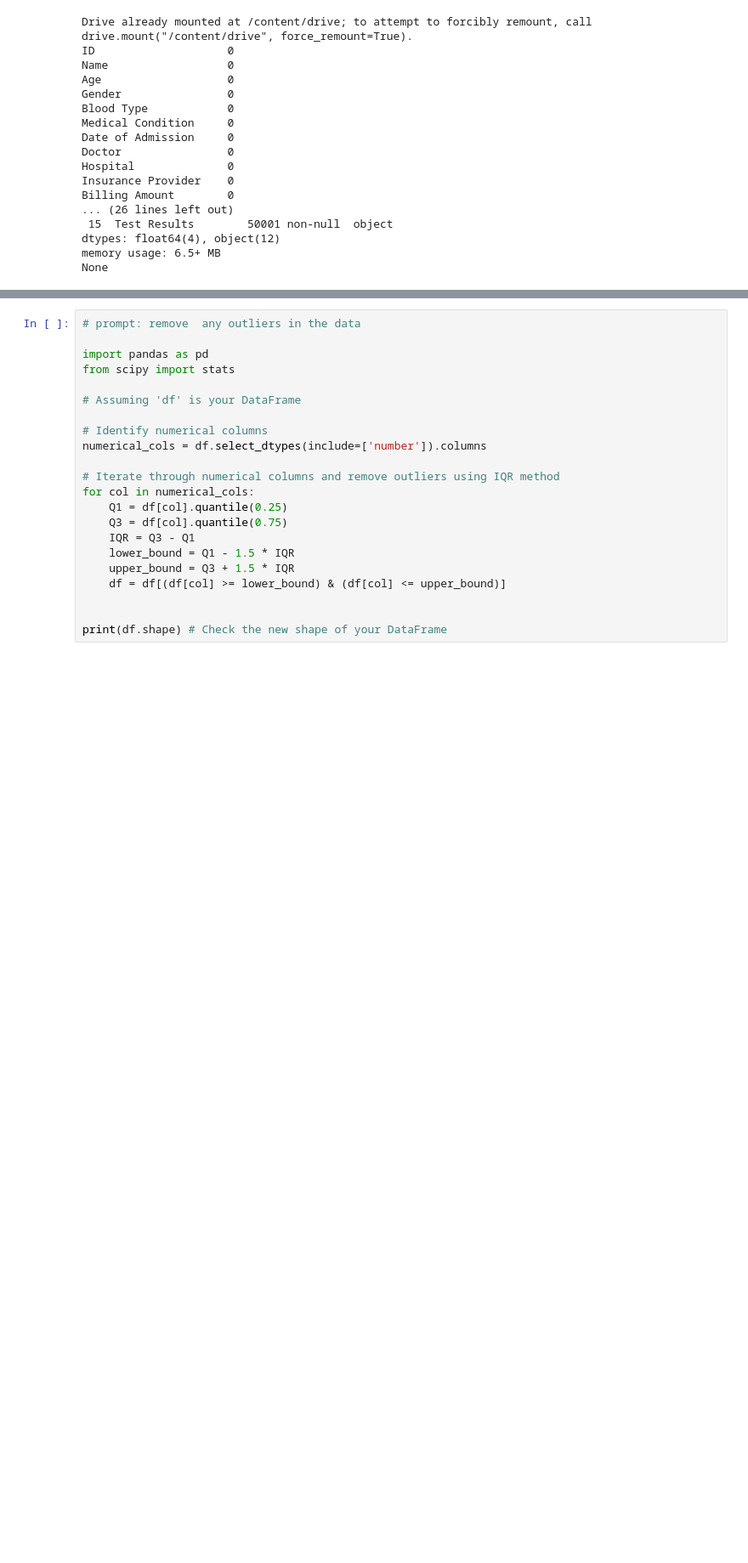
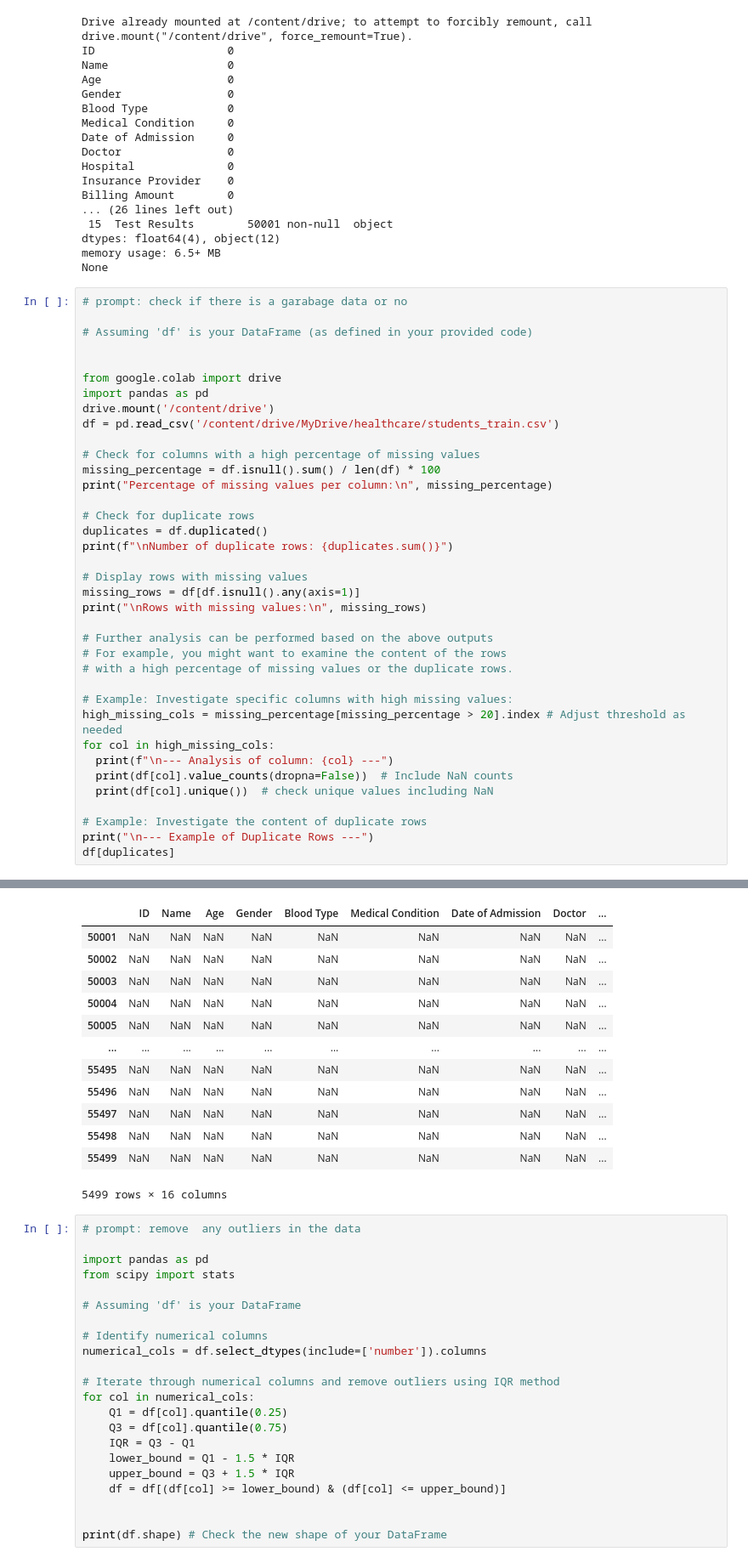
Before and after one commit to LauraLucasZ/Healthcare-Classification-ML, a Jupyter notebook: HealthCareTask2.ipynb, the cells around one changed output, grey strips where cells are left out. Shown: that part at 85% size. Drawn from its saved outputs; the diff is of its cells as text; blank space fills up the shorter version.

Commit message:
check if there is a garbage data

```diff
--- a/HealthCareTask2.ipynb
+++ b/HealthCareTask2.ipynb
@@ -225,3 +225,41 @@ Billing Amount        0
 dtypes: float64(4), object(12)
 memory usage: 6.5+ MB
 None
+# %%
+# prompt: check if there is a garabage data or no
+
+# Assuming 'df' is your DataFrame (as defined in your provided code)
+
+
+from google.colab import drive
+import pandas as pd
+drive.mount('/content/drive')
+df = pd.read_csv('/content/drive/MyDrive/healthcare/students_train.csv')
+
+# Check for columns with a high percentage of missing values
+missing_percentage = df.isnull().sum() / len(df) * 100
+print("Percentage of missing values per column:\n", missing_percentage)
+
+# Check for duplicate rows
+duplicates = df.duplicated()
+print(f"\nNumber of duplicate rows: {duplicates.sum()}")
+
+# Display rows with missing values
+missing_rows = df[df.isnull().any(axis=1)]
+print("\nRows with missing values:\n", missing_rows)
+
+# Further analysis can be performed based on the above outputs
+# For example, you might want to examine the content of the rows
+# with a high percentage of missing values or the duplicate rows.
+
+# Example: Investigate specific columns with high missing values:
+high_missing_cols = missing_percentage[missing_percentage > 20].index # Adjust threshold as needed
+for col in high_missing_cols:
+  print(f"\n--- Analysis of column: {col} ---")
+  print(df[col].value_counts(dropna=False))  # Include NaN counts
+  print(df[col].unique())  # check unique values including NaN
+
+# Example: Investigate the content of duplicate rows
+print("\n--- Example of Duplicate Rows ---")
+df[duplicates]
+# %% [output]
@@ -228,3 +283,16 @@ None
+|  | ID | Name | Age | Gender | Blood Type | Medical Condition | Date of Admission | Doctor | ... |
+| 50001 | NaN | NaN | NaN | NaN | NaN | NaN | NaN | NaN | ... |
+| 50002 | NaN | NaN | NaN | NaN | NaN | NaN | NaN | NaN | ... |
+| 50003 | NaN | NaN | NaN | NaN | NaN | NaN | NaN | NaN | ... |
+| 50004 | NaN | NaN | NaN | NaN | NaN | NaN | NaN | NaN | ... |
+| 50005 | NaN | NaN | NaN | NaN | NaN | NaN | NaN | NaN | ... |
+| ... | ... | ... | ... | ... | ... | ... | ... | ... | ... |
+| 55495 | NaN | NaN | NaN | NaN | NaN | NaN | NaN | NaN | ... |
+| 55496 | NaN | NaN | NaN | NaN | NaN | NaN | NaN | NaN | ... |
+| 55497 | NaN | NaN | NaN | NaN | NaN | NaN | NaN | NaN | ... |
+| 55498 | NaN | NaN | NaN | NaN | NaN | NaN | NaN | NaN | ... |
+| 55499 | NaN | NaN | NaN | NaN | NaN | NaN | NaN | NaN | ... |
+5499 rows × 16 columns
 # %%
 # prompt: remove  any outliers in the data
 
```
Also changed, not shown: parts of 1 cell of this notebook.
